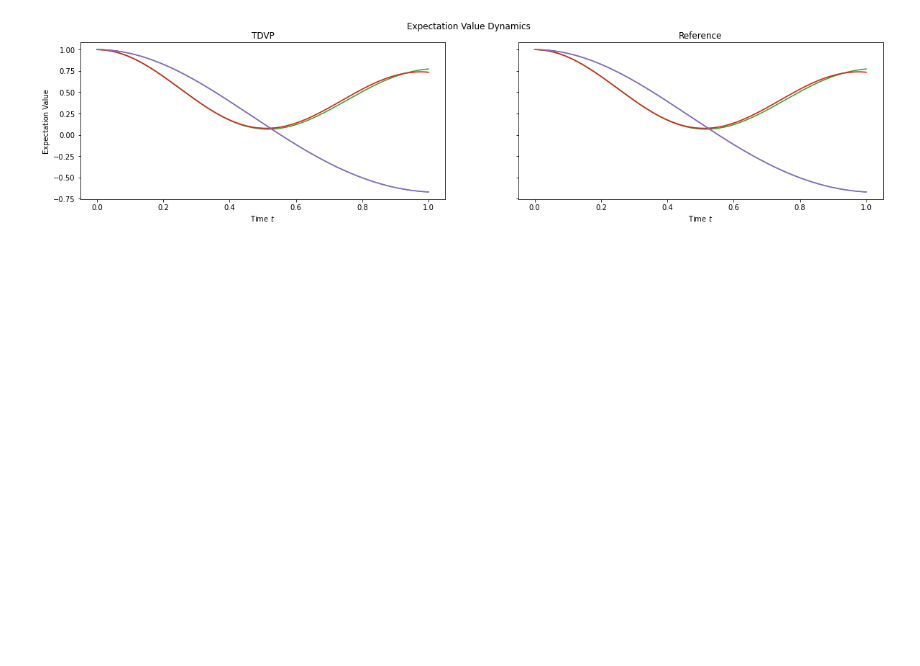
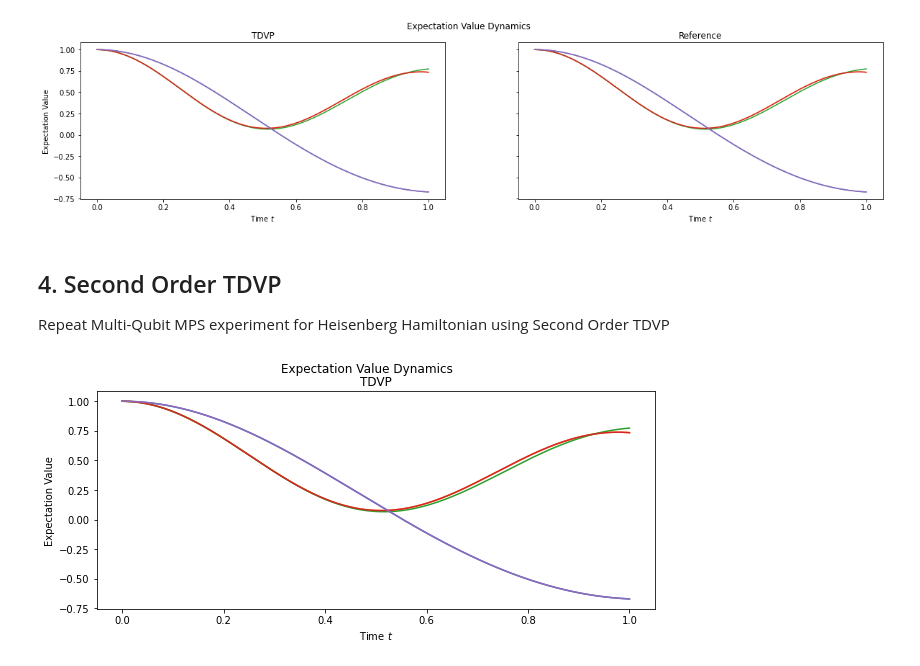
Before and after one commit to Drachier/PyTreeNet, a Jupyter notebook: example_notebooks/tdvp_demo_large.ipynb, the cells around one changed output. Drawn from its saved outputs; the diff is of its cells as text; code cells hidden in the pictures; blank space fills up the shorter version.

Commit message:
Added Second Order TDVP

```diff
--- a/example_notebooks/tdvp_demo_large.ipynb
+++ b/example_notebooks/tdvp_demo_large.ipynb
@@ -329,3 +331,37 @@ axs[1].set_title("Reference")
 plt.show()
 # %% [output]
 [figure]
+# %% [markdown]
+## 4. Second Order TDVP
+Repeat Multi-Qubit MPS experiment for Heisenberg Hamiltonian using Second Order TDVP
+# %%
+num_sites = 5
+virtual_bond_dimension = 8
+mJ = 1.5
+mg = 0.5
+# %%
+mps = ptn.models.mps_zero(num_sites, virtual_bond_dimension)
+ham = ptn.models.mps_heisenberg(num_sites, mJ, 0, 0, mg)
+# %%
+time_step_size = 0.001
+final_time = 1
+operators = [{node_id: Z} for node_id in mps.nodes]
+
+tdvp_sim = ptn.SecondOrderTDVP(deepcopy(mps), deepcopy(ham), time_step_size=time_step_size, final_time=final_time, operators=operators)
+# %%
+tdvp_sim.run()
+# %%
+fig, ax = plt.subplots(1, 1, sharex=True, sharey=True, figsize=(10,4))
+
+fig.suptitle("Expectation Value Dynamics")
+
+for site in range(num_sites):
+    ax.plot([time.real for time in tdvp_sim.results[-1]], [exp_val.real for exp_val in tdvp_sim.results[site]])
+
+ax.set_ylabel("Expectation Value")
+ax.set_xlabel("Time $t$")
+ax.set_title("TDVP")
+
+plt.show()
+# %% [output]
+[figure, added]
```
Also changed, not shown: parts of 2 cells of this notebook, 2 other files.
